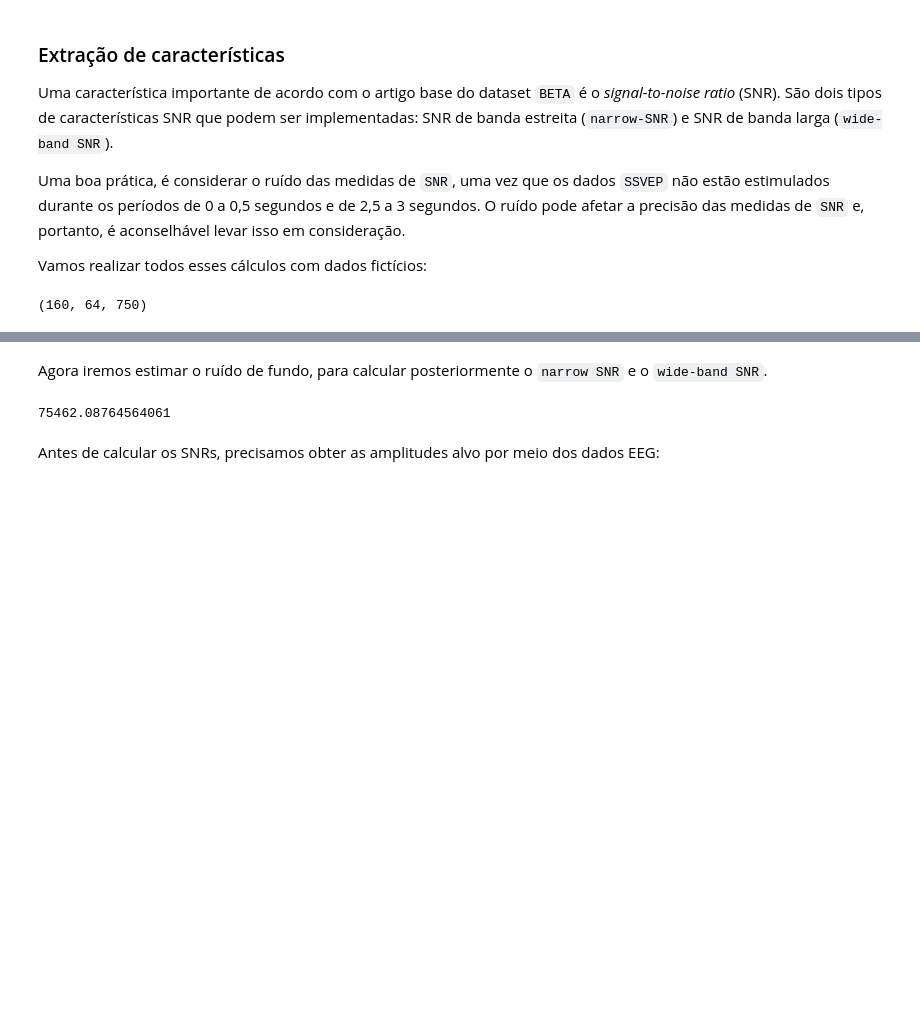
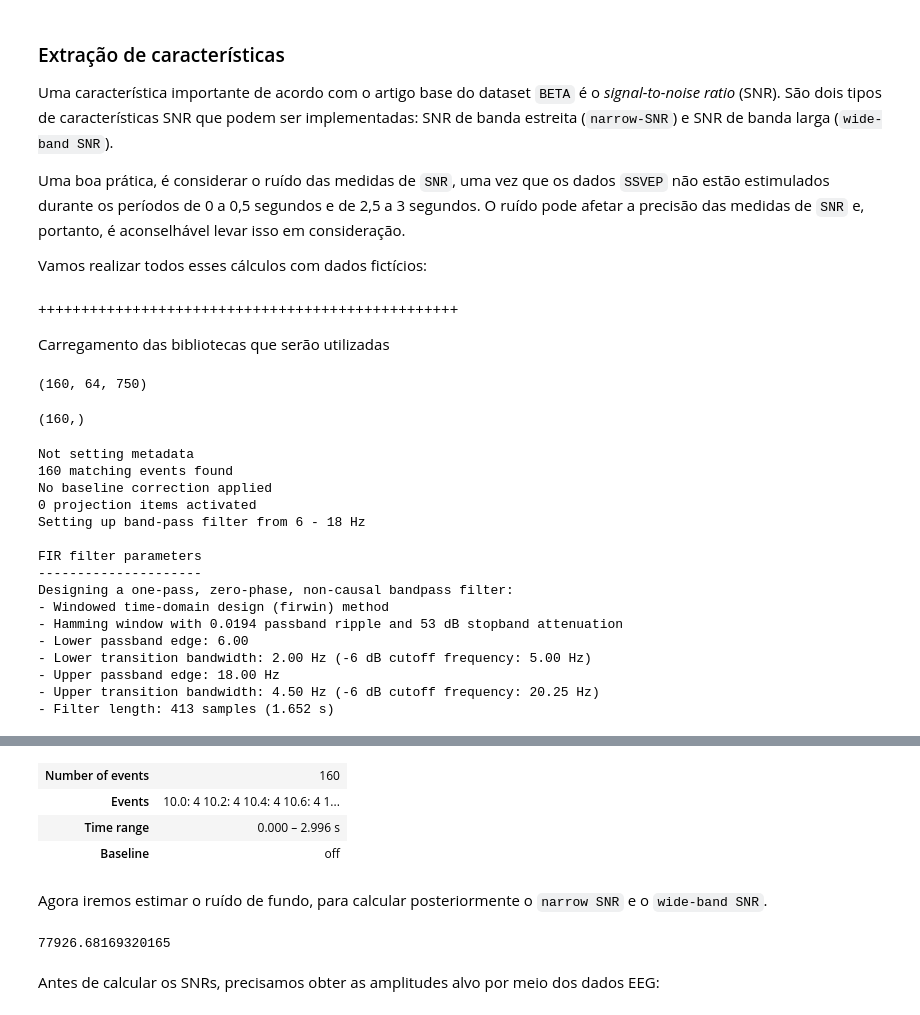
Before and after one commit to GabrielaMarangoni/Reconhecimento-de-padroes, a Jupyter notebook: SSVEP/src/beta/beta_ml.ipynb, the cells around one changed output, grey strips where cells are left out. Drawn from its saved outputs; the diff is of its cells as text; code cells hidden in the pictures; blank space fills up the shorter version.

```diff
--- a/SSVEP/src/beta/beta_ml.ipynb
+++ b/SSVEP/src/beta/beta_ml.ipynb
@@ -27,13 +27,8 @@ São dois tipos de características SNR que podem ser implementadas: SNR de band
 Uma boa prática, é considerar o ruído das medidas de `SNR`, uma vez que os dados `SSVEP` não estão estimulados durante os períodos de 0 a 0,5 segundos e de 2,5 a 3 segundos. O ruído pode afetar a precisão das medidas de `SNR` e, portanto, é aconselhável levar isso em consideração.
 
 Vamos realizar todos esses cálculos com dados fictícios:
-# %%
-# Criando dados fictícios
-
-import numpy as np
-
-shape = (160, 64, 750)
-data = np.random.normal(loc=0, scale=10, size=shape).astype(np.float32)
-data.shape
-# %% [output]
-(160, 64, 750)
+# %% [markdown]
++++++++++++++++++++++++++++++++++++++++++++++++++
+
+
+Carregamento das bibliotecas que serão utilizadas
@@ -39,0 +46,51 @@ data.shape
+# %%
+data = np.load("../../datasets/avi/beta/data.npy")
+
+print(data.shape)
+
+n_channels = 64
+sfreq = 250
+ch_names = list(np.load("../../datasets/avi/beta/channels.npy"))
+ch_types = ['eeg'] * len(ch_names)
+info = mne.create_info(ch_names, sfreq=sfreq, ch_types=ch_types)
+best = ['P6', 'PO3']
+
+labels = np.load("../../datasets/avi/beta/labels.npy")
+unique_labels = sorted(set(labels))
+event_dict = {str(value): index  for index, value in enumerate(unique_labels)}
+labels.shape
+# %% [output]
+(160, 64, 750)
+(160,)
+# %%
+# método para transformar labels categóricos
+le = LabelEncoder()
+events = np.column_stack((
+    np.array(range(len(labels))),
+    np.zeros(160, dtype=int),
+    le.fit_transform(labels))
+)
+
+# print(events.shape)
+
+mne_data = mne.EpochsArray(data, info, events, event_id=event_dict)
+filtered_mne_data = mne_data.filter(6, 18)
+
+filtered_mne_data
+# %% [output]
+Not setting metadata
+160 matching events found
+No baseline correction applied
+0 projection items activated
+Setting up band-pass filter from 6 - 18 Hz
+
+FIR filter parameters
+---------------------
+Designing a one-pass, zero-phase, non-causal bandpass filter:
+- Windowed time-domain design (firwin) method
+- Hamming window with 0.0194 passband ripple and 53 dB stopband attenuation
+- Lower passband edge: 6.00
+- Lower transition bandwidth: 2.00 Hz (-6 dB cutoff frequency: 5.00 Hz)
+- Upper passband edge: 18.00 Hz
+- Upper transition bandwidth: 4.50 Hz (-6 dB cutoff frequency: 20.25 Hz)
+- Filter length: 413 samples (1.652 s)
@@ -40,3 +103,7 @@ data.shape
+| Number of events | 160 |
+| Events | 10.0: 4 10.2: 4 10.4: 4 10.6: 4 1... |
+| Time range | 0.000 – 2.996 s |
+| Baseline | off |
 # %% [markdown]
 Agora iremos estimar o ruído de fundo, para calcular posteriormente o `narrow SNR` e o `wide-band SNR`.
 # %%
@@ -65,7 +132,7 @@ for channel_data in data[0, :, :]:
 estimated_background_noise = np.mean(noise_power)
 estimated_background_noise
 # %% [output]
-75462.08764564061
+77926.68169320165
 # %% [markdown]
 Antes de calcular os SNRs, precisamos obter as amplitudes alvo por meio dos dados EEG:
 # %%
```
Also changed, not shown: parts of 10 cells of this notebook, 3 other files.
